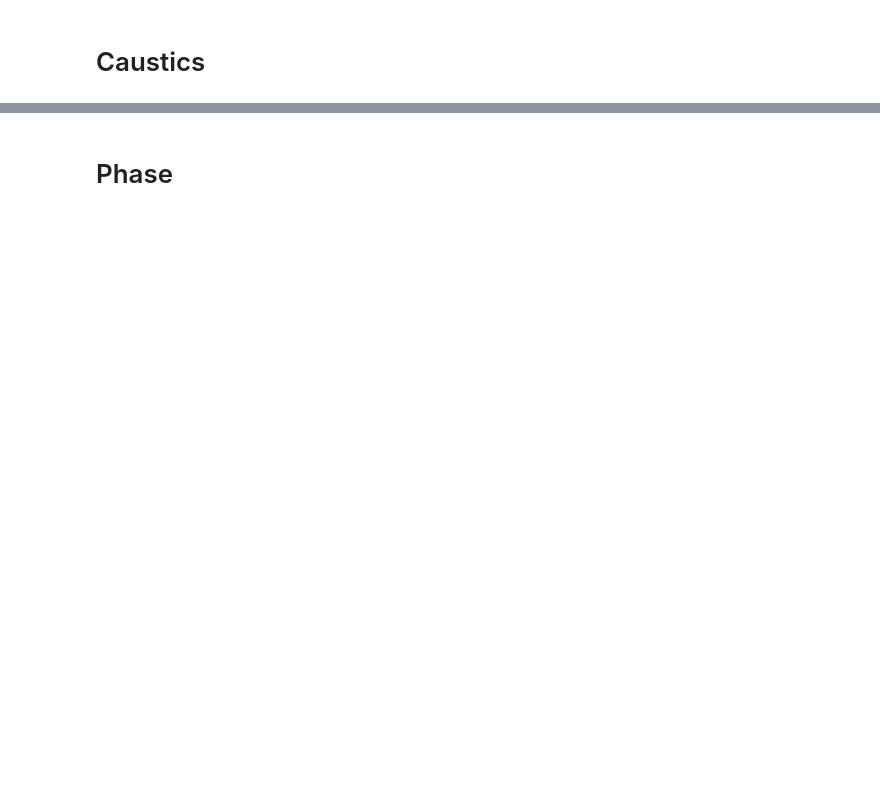
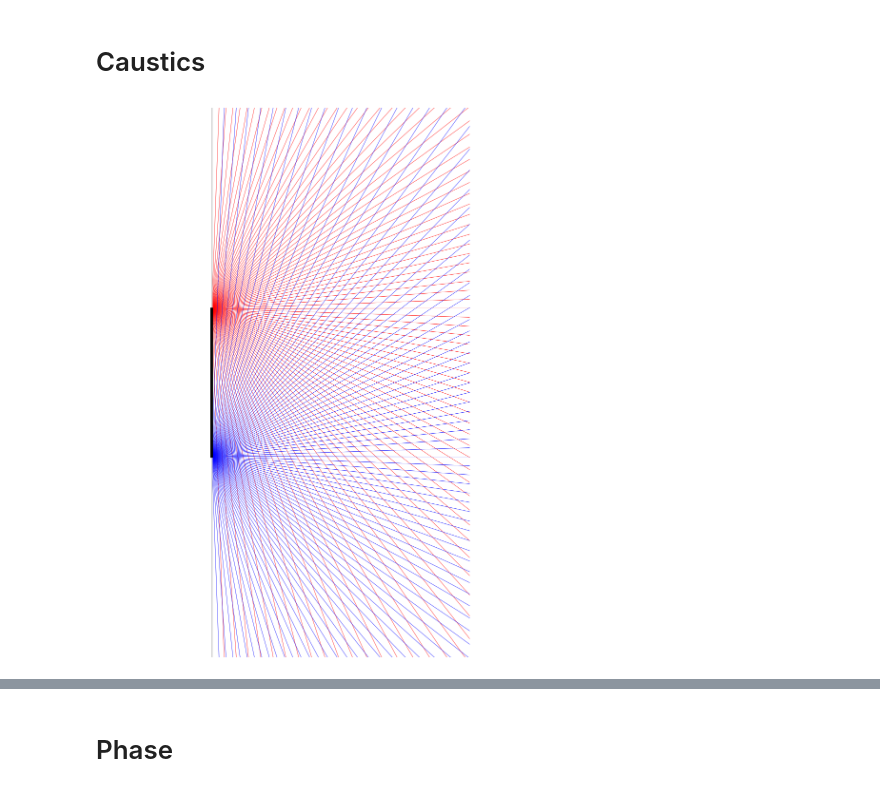
Before and after one commit to ssteinberg/solar_optical_concentrator, a Jupyter notebook: plotfin1.ipynb, the cells around one changed output, grey strips where cells are left out. Drawn from its saved outputs; the diff is of its cells as text; code cells hidden in the pictures; blank space fills up the shorter version.

Commit message:
updated plot formatting

```diff
--- a/plotfin1.ipynb
+++ b/plotfin1.ipynb
@@ -57,19 +62,23 @@ plt.show()
 # %% [markdown]
 # Caustics
 # %%
-fig, ax = plt.subplots(1, figsize = (15, 15))
-# fig, ax = plt.subplots(1, figsize = (10, 15))
+# fig, ax = plt.subplots(1, figsize = (15, 15))
+fig, ax = plt.subplots(1, figsize = (10, 15))
+
 extreme1 = np.loadtxt('data2mc/extreme1.csv', delimiter = ',')
 extreme2 = np.loadtxt('data2mc/extreme2.csv', delimiter = ',')
 for row in extreme1: ax.plot([row[0], row[2]], [row[1], row[3]], linewidth = 0.5, c = 'red')
 for row in extreme2: ax.plot([row[0], row[2]], [row[1], row[3]], linewidth = 0.5, c = 'blue')
-# if flat_source and flat_target: plt.plot([0, 0], [-hl, hl], linewidth = 4, color = 'black', label = 'target')
-# elif not flat_source and flat_target: plt.plot([0, 0], [-hl, hl], linewidth = 4, color = 'black', label = 'target')
+
+plt.plot([0, 0], [-hl * 5, hl * 5], linewidth = 2, color = 'lightgrey', label = 'target')
+plt.plot([0, 0], [-hl, hl], linewidth = 4, color = 'black', label = 'target')
+
 plt.axis('equal')
 zoom = hl * 2.5
-plt.axis([-zoom, zoom, -zoom, zoom])
-# plt.axis([-zoom + hl, zoom + hl, -zoom, zoom])
-# plt.plot([0, 0], [-hl * 5, hl * 5], linewidth = 4, color = 'black', label = 'target')
+# plt.axis([-zoom, zoom, -zoom, zoom])
+plt.axis([-zoom + hl, zoom + hl, -zoom, zoom])
 plt.axis('off')
 plt.show()
+# %% [output]
+[figure, added]
 # %%
```
Also changed, not shown: parts of 5 cells of this notebook, 5 other files.
